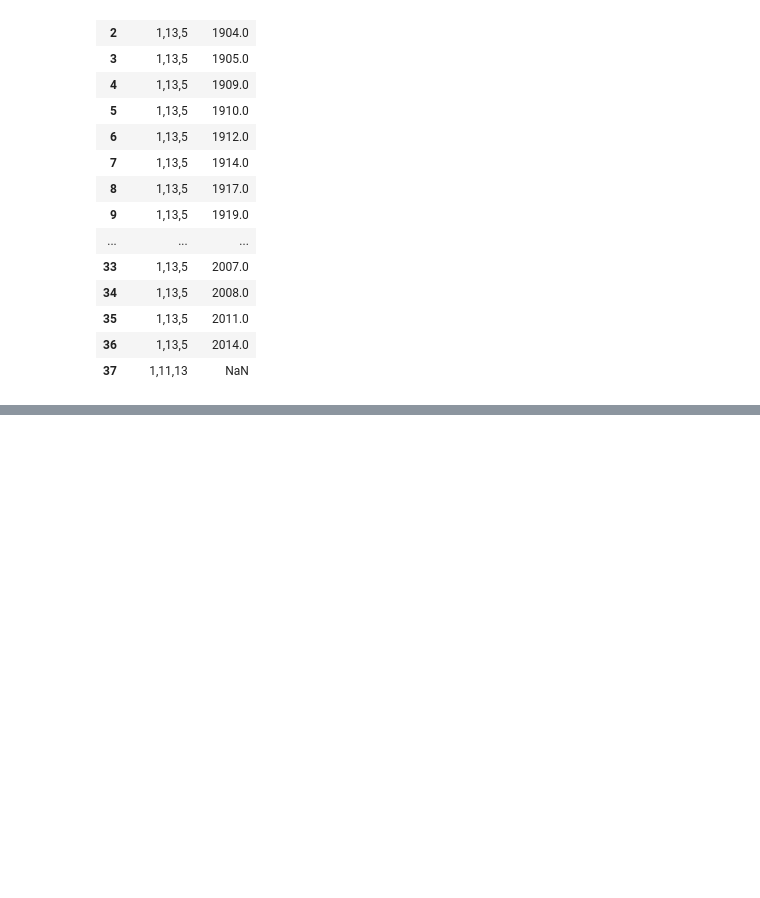
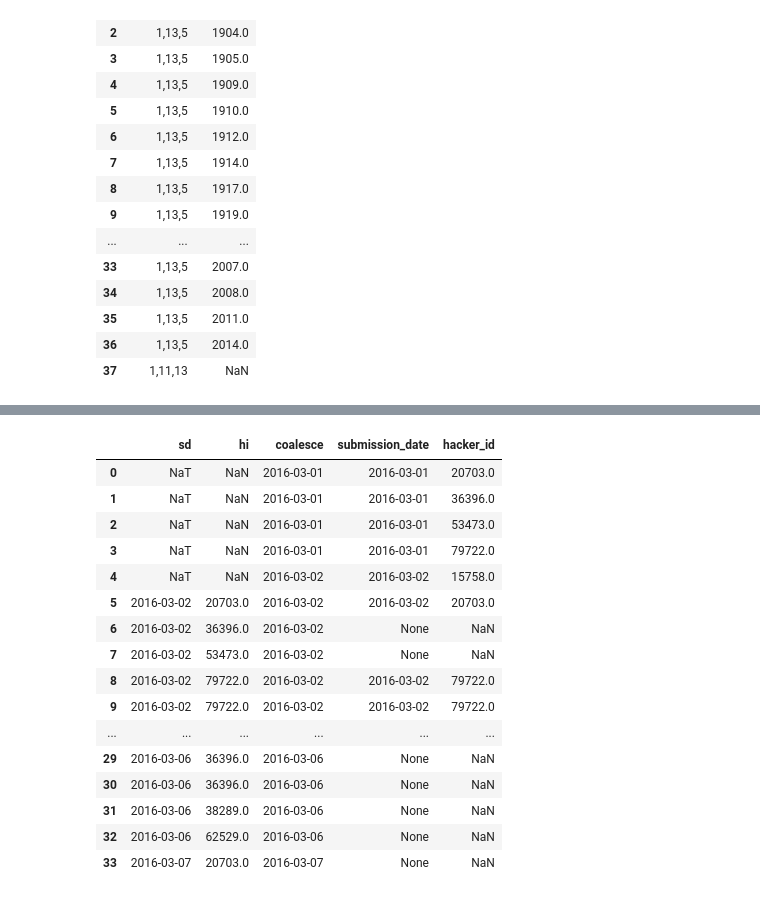
Before and after one commit to leiyang-mids/zillow, a Jupyter notebook: Zillow.ipynb, the cells around one changed output, grey strips where cells are left out. Saved outputs shown, nothing was run; the diff lists cells and outputs as text; code cells hidden in the pictures; blank space fills up the shorter version.

```diff
--- a/Zillow.ipynb
+++ b/Zillow.ipynb
@@ -200,0 +292,22 @@ get_sql("select string_agg(distinct airconditioningtypeid::text,','), yearbuilt
+# %%
+get_sql("select  s2.*, coalesce(s2.sd, s1.submission_date), s1.submission_date, s1.hacker_id from \
+        (select submission_date+interval'1 day' as sd, hacker_id as hi from submissions) s2 \
+        full outer join submissions s1 on s1.submission_date=s2.sd and s2.hi=s1.hacker_id")
+# %% [output]
+|  | sd | hi | coalesce | submission_date | hacker_id |
+| 0 | NaT | NaN | 2016-03-01 | 2016-03-01 | 20703.0 |
+| 1 | NaT | NaN | 2016-03-01 | 2016-03-01 | 36396.0 |
+| 2 | NaT | NaN | 2016-03-01 | 2016-03-01 | 53473.0 |
+| 3 | NaT | NaN | 2016-03-01 | 2016-03-01 | 79722.0 |
+| 4 | NaT | NaN | 2016-03-02 | 2016-03-02 | 15758.0 |
+| 5 | 2016-03-02 | 20703.0 | 2016-03-02 | 2016-03-02 | 20703.0 |
+| 6 | 2016-03-02 | 36396.0 | 2016-03-02 | None | NaN |
+| 7 | 2016-03-02 | 53473.0 | 2016-03-02 | None | NaN |
+| 8 | 2016-03-02 | 79722.0 | 2016-03-02 | 2016-03-02 | 79722.0 |
+| 9 | 2016-03-02 | 79722.0 | 2016-03-02 | 2016-03-02 | 79722.0 |
+| ... | ... | ... | ... | ... | ... |
+| 29 | 2016-03-06 | 36396.0 | 2016-03-06 | None | NaN |
+| 30 | 2016-03-06 | 36396.0 | 2016-03-06 | None | NaN |
+| 31 | 2016-03-06 | 38289.0 | 2016-03-06 | None | NaN |
+| 32 | 2016-03-06 | 62529.0 | 2016-03-06 | None | NaN |
+| 33 | 2016-03-07 | 20703.0 | 2016-03-07 | None | NaN |
```
Also changed, not shown: parts of 12 cells of this notebook, 1 other file.
